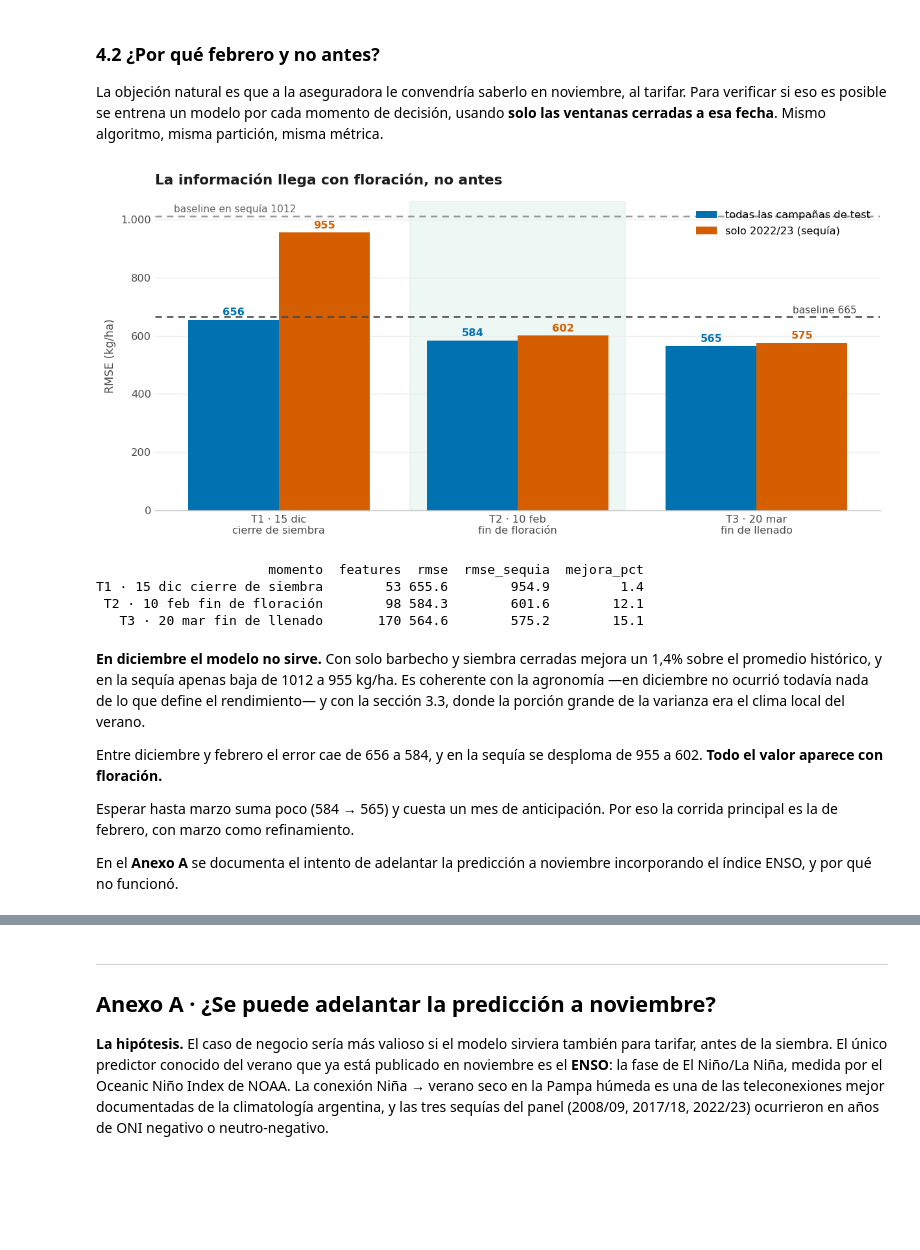
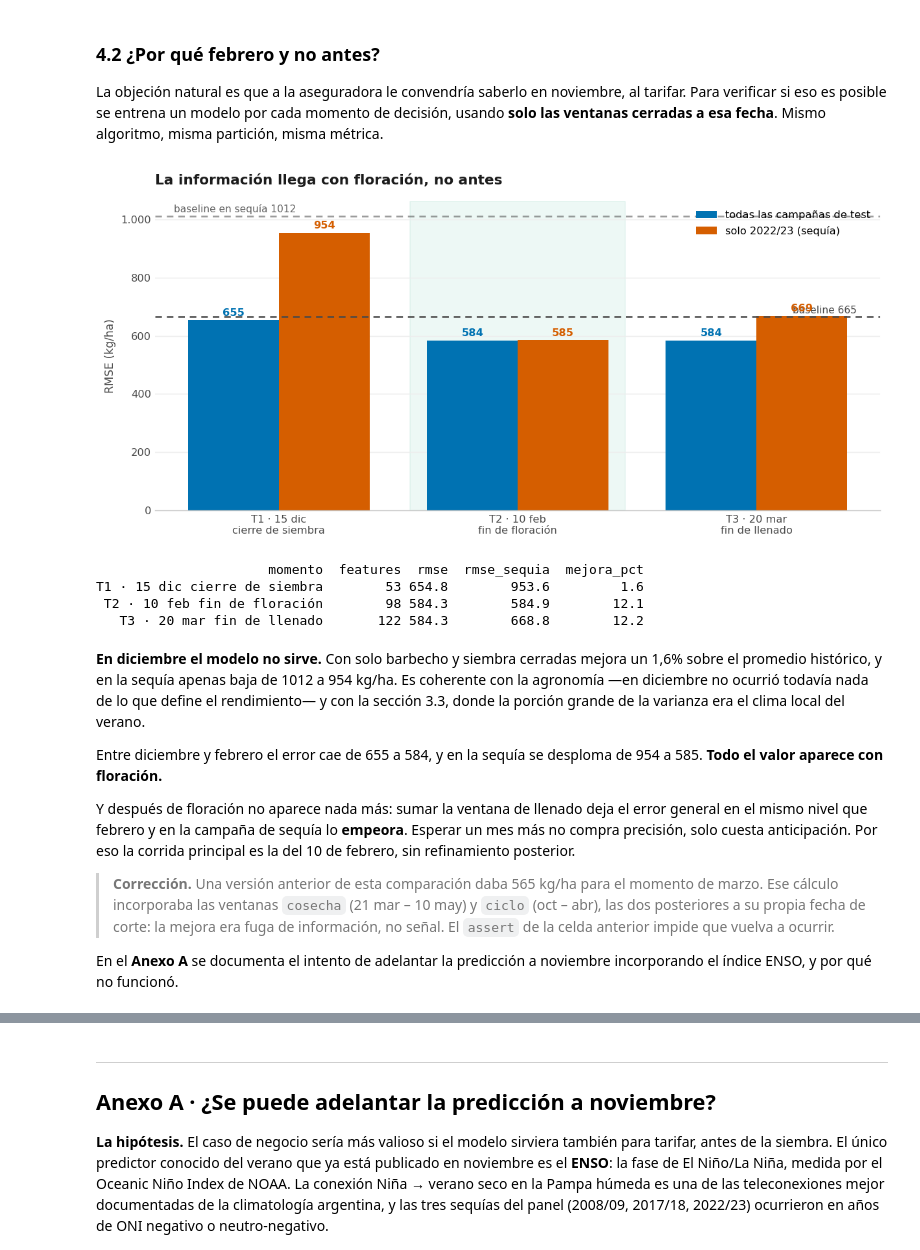
Before and after one commit to enaymark1/predictivo-final, a Jupyter notebook: notebooks/01_eda_soja.ipynb, the cells around one changed output, grey strips where cells are left out. Cells and saved outputs as stored; diff of their text form; code cells hidden in the pictures; blank space fills up the shorter version.

```diff
--- a/notebooks/01_eda_soja.ipynb
+++ b/notebooks/01_eda_soja.ipynb
@@ -1261,9 +1271,15 @@ algoritmo, misma partición, misma métrica.
 MOMENTOS_DEF = [
     ("T1 · 15 dic\ncierre de siembra", ["barbecho", "siembra"]),
     ("T2 · 10 feb\nfin de floración",  VENT_FEB),
-    ("T3 · 20 mar\nfin de llenado",    ["barbecho", "siembra", "vegetativo", "floracion",
-                                        "llenado", "cosecha", "ciclo"]),
+    ("T3 · 20 mar\nfin de llenado",    VENT_FEB + ["llenado"]),
 ]
+
+# Guarda: ninguna ventana posterior al corte puede entrar como feature.
+# cosecha va del 21 de marzo al 10 de mayo; ciclo, de octubre a abril.
+PROHIBIDAS = ("cosecha_", "anom_cosecha_", "ciclo_", "anom_ciclo_")
+for _n, _vs in MOMENTOS_DEF:
+    assert not [c for c in features_de(_vs) if c.startswith(PROHIBIDAS)], _n
+
 seq = (te.anio == 2022).values
 r_base_seq = rmse(te.rendimiento_kgxha[seq], p_base[seq])
 
@@ -1272,50 +1288,58 @@ for nombre, vs in MOMENTOS_DEF:
     cs = estruct + features_de(vs)
     p = ajustar(cs).predict(te[cs])
     filas.append({"momento": nombre, "features": len(cs),
                   "rmse": rmse(te.rendimiento_kgxha, p),
                   "rmse_sequia": rmse(te.rendimiento_kgxha[seq], p[seq])})
 mom = pd.DataFrame(filas)
 
 fig, ax = plt.subplots(figsize=(9.5, 4.6))
 x = np.arange(len(mom)); w = .38
 ax.bar(x - w/2, mom.rmse, w, color=AZUL, label="todas las campañas de test")
 ax.bar(x + w/2, mom.rmse_sequia, w, color=NARANJA, label="solo 2022/23 (sequía)")
 ax.axhline(r_base, color=TINTA2, lw=1.4, ls=(0, (4, 3)))
 ax.text(2.42, r_base + 12, f"baseline {r_base:.0f}", ha="right", fontsize=8.5, color=TINTA2)
 ax.axhline(r_base_seq, color=TINTA2, lw=1.4, ls=(0, (4, 3)), alpha=.55)
 ax.text(-.44, r_base_seq + 12, f"baseline en sequía {r_base_seq:.0f}",
         ha="left", fontsize=8.5, color=TINTA2, alpha=.85)
 for i, r in mom.iterrows():
     ax.text(i - w/2, r.rmse + 14, f"{r.rmse:.0f}", ha="center", fontsize=9, color=AZUL, weight="600")
     ax.text(i + w/2, r.rmse_sequia + 14, f"{r.rmse_sequia:.0f}", ha="center",
             fontsize=9, color=NARANJA, weight="600")
 ax.axvspan(.55, 1.45, color=VERDE, alpha=.07, zorder=0)
 ax.set_xticks(x); ax.set_xticklabels(mom.momento, fontsize=9)
 ax.set_ylabel("RMSE (kg/ha)")
 ax.set_title("La información llega con floración, no antes")
 ax.legend(loc="upper right"); limpiar(ax)
 plt.tight_layout(); plt.show()
 
 print(mom.assign(momento=mom.momento.str.replace("\n", " ", regex=False),
                  mejora_pct=(1 - mom.rmse / r_base) * 100).round(1).to_string(index=False))
 # %% [output]
-[figure, old version]
+[figure, new version]
                       momento  features  rmse  rmse_sequia  mejora_pct
-T1 · 15 dic cierre de siembra        53 655.6        954.9         1.4
- T2 · 10 feb fin de floración        98 584.3        601.6        12.1
-   T3 · 20 mar fin de llenado       170 564.6        575.2        15.1
+T1 · 15 dic cierre de siembra        53 654.8        953.6         1.6
+ T2 · 10 feb fin de floración        98 584.3        584.9        12.1
+   T3 · 20 mar fin de llenado       122 584.3        668.8        12.2
 # %% [markdown]
 **En diciembre el modelo no sirve.** Con solo barbecho y siembra cerradas mejora
-un 1,4% sobre el promedio histórico, y en la sequía apenas baja de 1012 a 955
+un 1,6% sobre el promedio histórico, y en la sequía apenas baja de 1012 a 954
 kg/ha. Es coherente con la agronomía —en diciembre no ocurrió todavía nada de lo
 que define el rendimiento— y con la sección 3.3, donde la porción grande de la
 varianza era el clima local del verano.
 
-Entre diciembre y febrero el error cae de 656 a 584, y en la sequía se desploma
-de 955 a 602. **Todo el valor aparece con floración.**
+Entre diciembre y febrero el error cae de 655 a 584, y en la sequía se desploma
+de 954 a 585. **Todo el valor aparece con floración.**
 
-Esperar hasta marzo suma poco (584 → 565) y cuesta un mes de anticipación. Por
-eso la corrida principal es la de febrero, con marzo como refinamiento.
+Y después de floración no aparece nada más: sumar la ventana de llenado deja el
+error general en el mismo nivel que febrero y en la campaña de sequía lo
+**empeora**. Esperar un mes más no compra precisión, solo cuesta anticipación.
+Por eso la corrida principal es la del 10 de febrero, sin refinamiento posterior.
+
+> **Corrección.** Una versión anterior de esta comparación daba 565 kg/ha para el
+> momento de marzo. Ese cálculo incorporaba las ventanas `cosecha` (21 mar – 10
+> may) y `ciclo` (oct – abr), las dos posteriores a su propia fecha de corte: la
+> mejora era fuga de información, no señal. El `assert` de la celda anterior
+> impide que vuelva a ocurrir.
 
 En el **Anexo A** se documenta el intento de adelantar la predicción a noviembre
 incorporando el índice ENSO, y por qué no funcionó.
```
Also changed, not shown: parts of 10 cells of this notebook, 2 other files.
